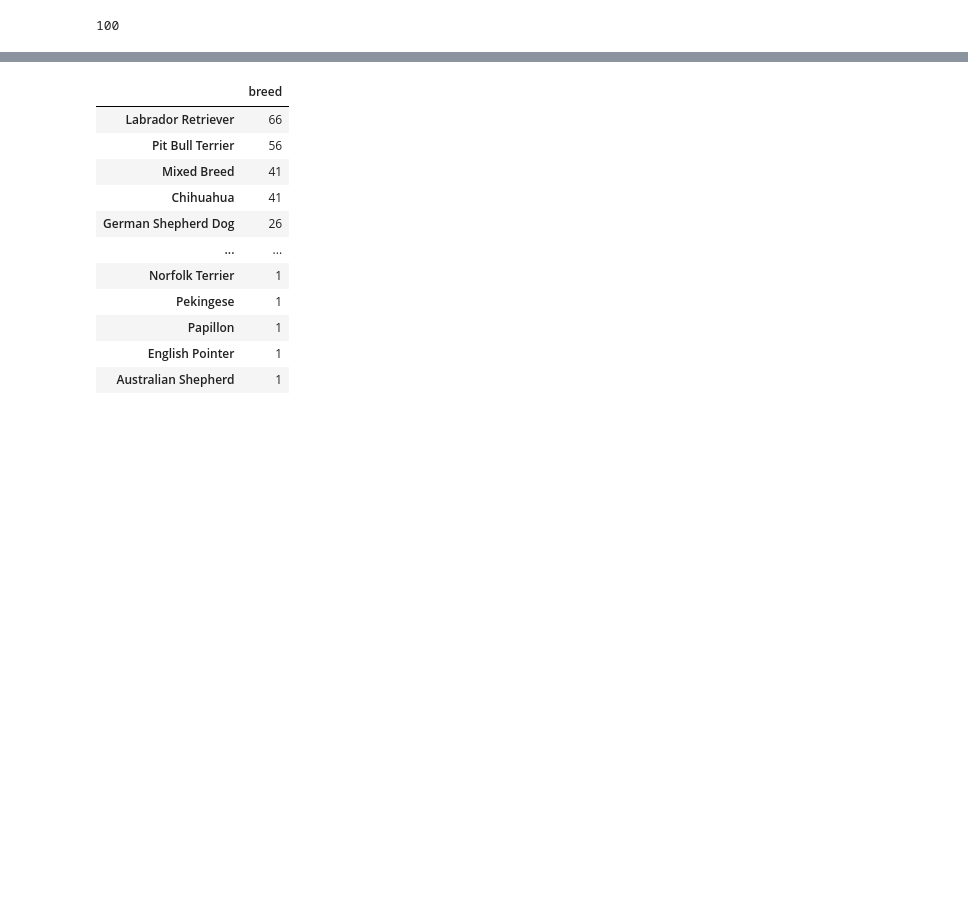
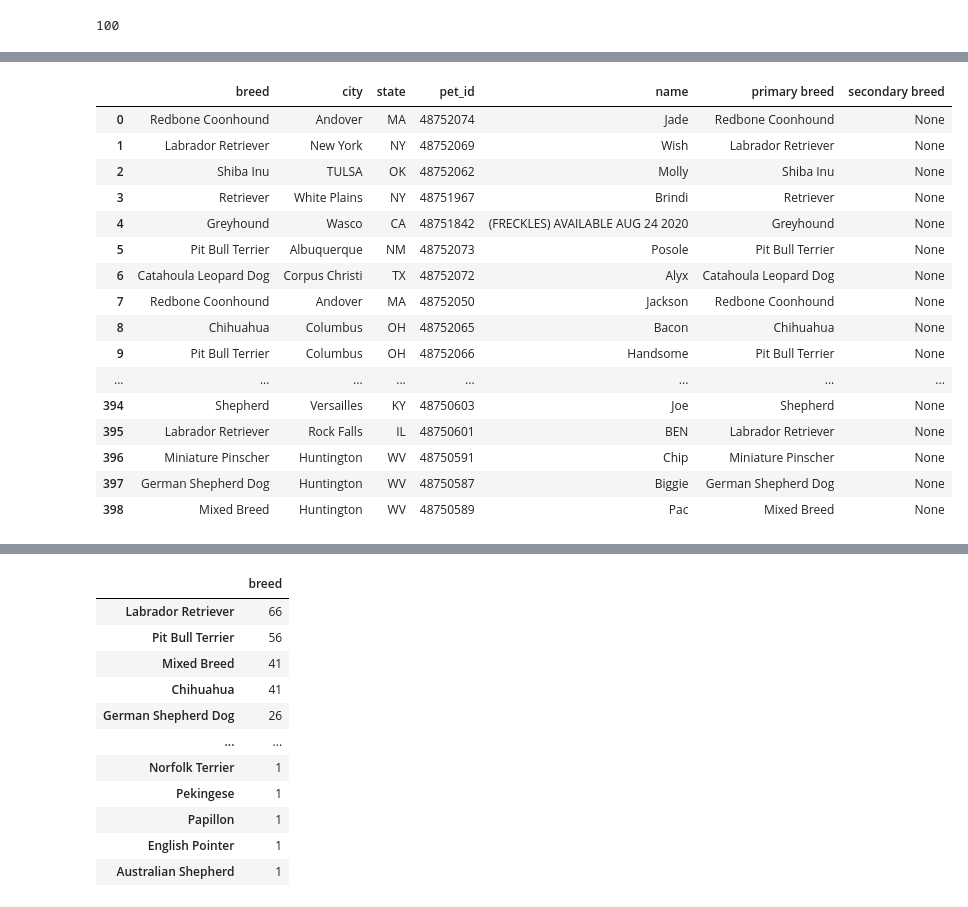
Before and after one commit to hannah8075/ETL-challenge, a Jupyter notebook: Petfinder_data_cleaning.ipynb, the cells around one changed output, grey strips where cells are left out. Cells and saved outputs as stored; diff of their text form; code cells hidden in the pictures; blank space fills up the shorter version.

```diff
--- a/Petfinder_data_cleaning.ipynb
+++ b/Petfinder_data_cleaning.ipynb
@@ -103,0 +116,33 @@ dogs_df
+# %%
+# new data frame with split value columns
+new = dogs_df["breed"].str.split(" / ", expand = True)
+
+# making separate first name column from new data frame
+dogs_df["primary breed"]= new[0]
+
+# making separate last name column from new data frame
+dogs_df["secondary breed"]= new[1]
+
+# # see all dogs to see if split happened correctly
+# pd.set_option('display.max_rows', dogs_df.shape[0]+1)
+
+# df display
+dogs_df
+# %% [output]
+|  | breed | city | state | pet_id | name | primary breed | secondary breed |
+| 0 | Redbone Coonhound | Andover | MA | 48752074 | Jade | Redbone Coonhound | None |
+| 1 | Labrador Retriever | New York | NY | 48752069 | Wish | Labrador Retriever | None |
+| 2 | Shiba Inu | TULSA | OK | 48752062 | Molly | Shiba Inu | None |
+| 3 | Retriever | White Plains | NY | 48751967 | Brindi | Retriever | None |
+| 4 | Greyhound | Wasco | CA | 48751842 | (FRECKLES) AVAILABLE AUG 24 2020 | Greyhound | None |
+| 5 | Pit Bull Terrier | Albuquerque | NM | 48752073 | Posole | Pit Bull Terrier | None |
+| 6 | Catahoula Leopard Dog | Corpus Christi | TX | 48752072 | Alyx | Catahoula Leopard Dog | None |
+| 7 | Redbone Coonhound | Andover | MA | 48752050 | Jackson | Redbone Coonhound | None |
+| 8 | Chihuahua | Columbus | OH | 48752065 | Bacon | Chihuahua | None |
+| 9 | Pit Bull Terrier | Columbus | OH | 48752066 | Handsome | Pit Bull Terrier | None |
+| ... | ... | ... | ... | ... | ... | ... | ... |
+| 394 | Shepherd | Versailles | KY | 48750603 | Joe | Shepherd | None |
+| 395 | Labrador Retriever | Rock Falls | IL | 48750601 | BEN | Labrador Retriever | None |
+| 396 | Miniature Pinscher | Huntington | WV | 48750591 | Chip | Miniature Pinscher | None |
+| 397 | German Shepherd Dog | Huntington | WV | 48750587 | Biggie | German Shepherd Dog | None |
+| 398 | Mixed Breed | Huntington | WV | 48750589 | Pac | Mixed Breed | None |
```
Also changed, not shown: parts of 12 cells of this notebook, 1 other file.
